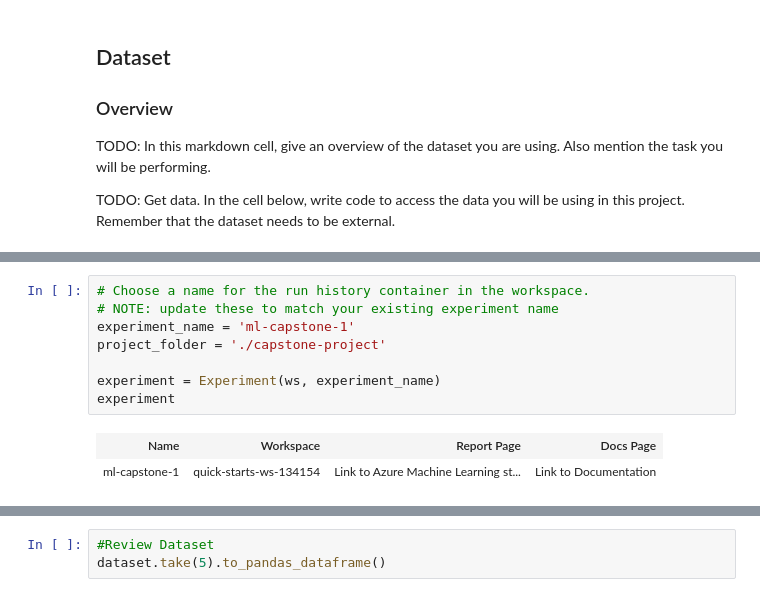
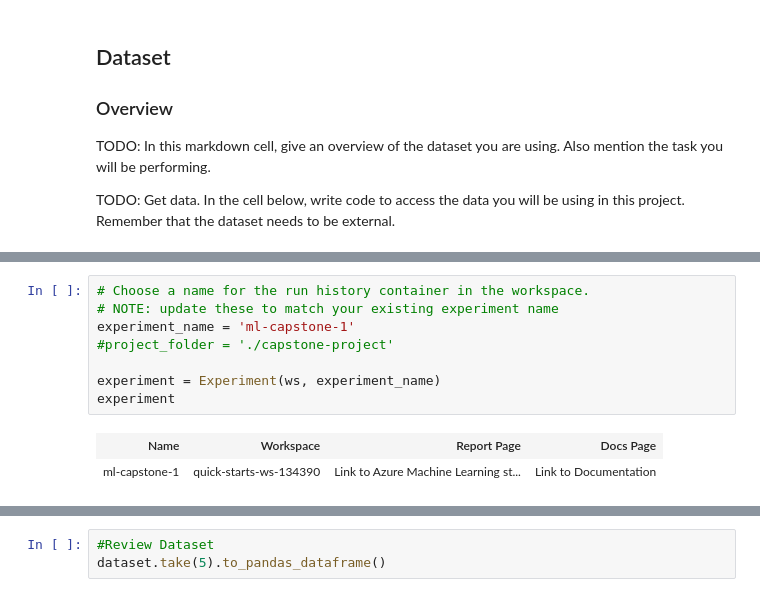
Before and after one commit to Gabilopez1/Project-3-Capstone-, a Jupyter notebook: starter_file/automl.ipynb, the cells around one changed output, grey strips where cells are left out. Saved outputs shown, nothing was run; the diff lists cells and outputs as text.

```diff
--- a/starter_file/automl.ipynb
+++ b/starter_file/automl.ipynb
@@ -44,14 +52,14 @@ southcentralus
 # %%
 # Choose a name for the run history container in the workspace.
 # NOTE: update these to match your existing experiment name
 experiment_name = 'ml-capstone-1'
-project_folder = './capstone-project'
+#project_folder = './capstone-project'
 
 experiment = Experiment(ws, experiment_name)
 experiment
 # %% [output]
 | Name | Workspace | Report Page | Docs Page |
-| ml-capstone-1 | quick-starts-ws-134154 | Link to Azure Machine Learning st... | Link to Documentation |
+| ml-capstone-1 | quick-starts-ws-134390 | Link to Azure Machine Learning st... | Link to Documentation |
 # %%
 #Create or Attach an AmlCompute cluster
 
```
Also changed, not shown: parts of 15 cells of this notebook, 1 other file.
